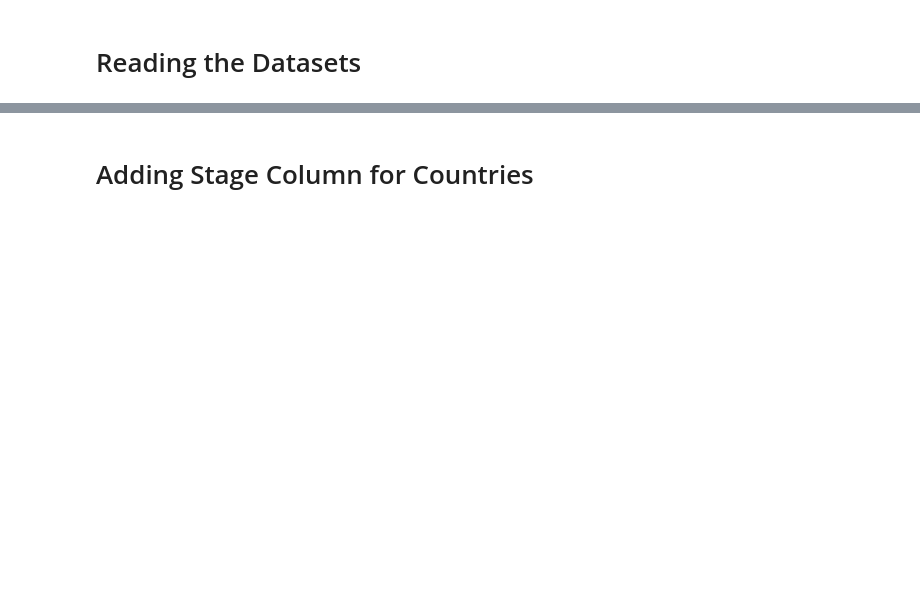
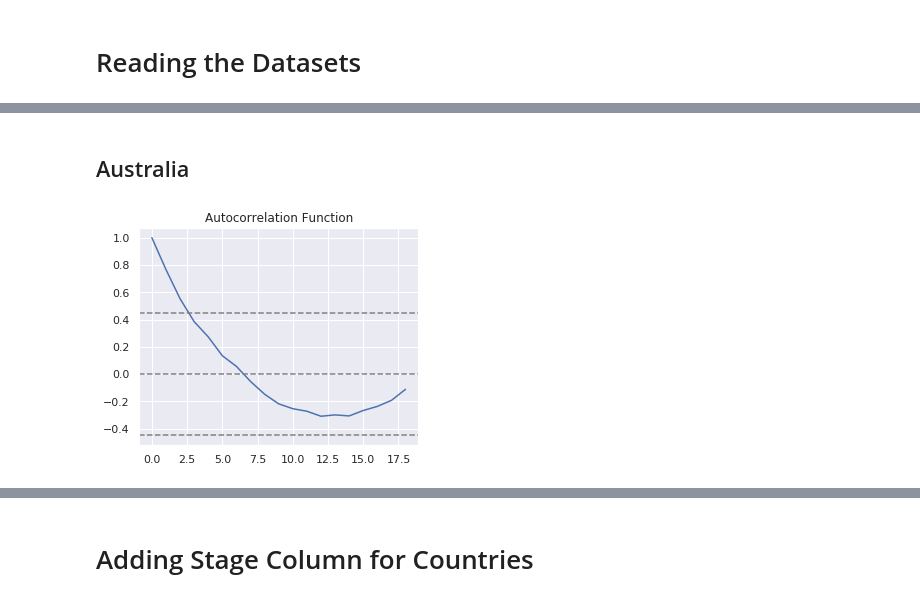
Before and after one commit to prerit1998jain/Pandemic-Forecasting-using-Time-dependent-SIRD-and-Poisson-Regression, a Jupyter notebook: Poisson Regression (Generalised Across Countries).ipynb, the cells around one changed output, grey strips where cells are left out. Cells and saved outputs as stored; diff of their text form; code cells hidden in the pictures; blank space fills up the shorter version.

```diff
--- a/Poisson Regression (Generalised Across Countries).ipynb
+++ b/Poisson Regression (Generalised Across Countries).ipynb
@@ -27,0 +120,6 @@ def normalize_sig(df):
+# %% [markdown]
+## Australia
+# %%
+plot_ACF(Australia, 20)
+# %% [output]
+[figure, added]
```
Also changed, not shown: parts of 40 cells of this notebook, 6 other files.
